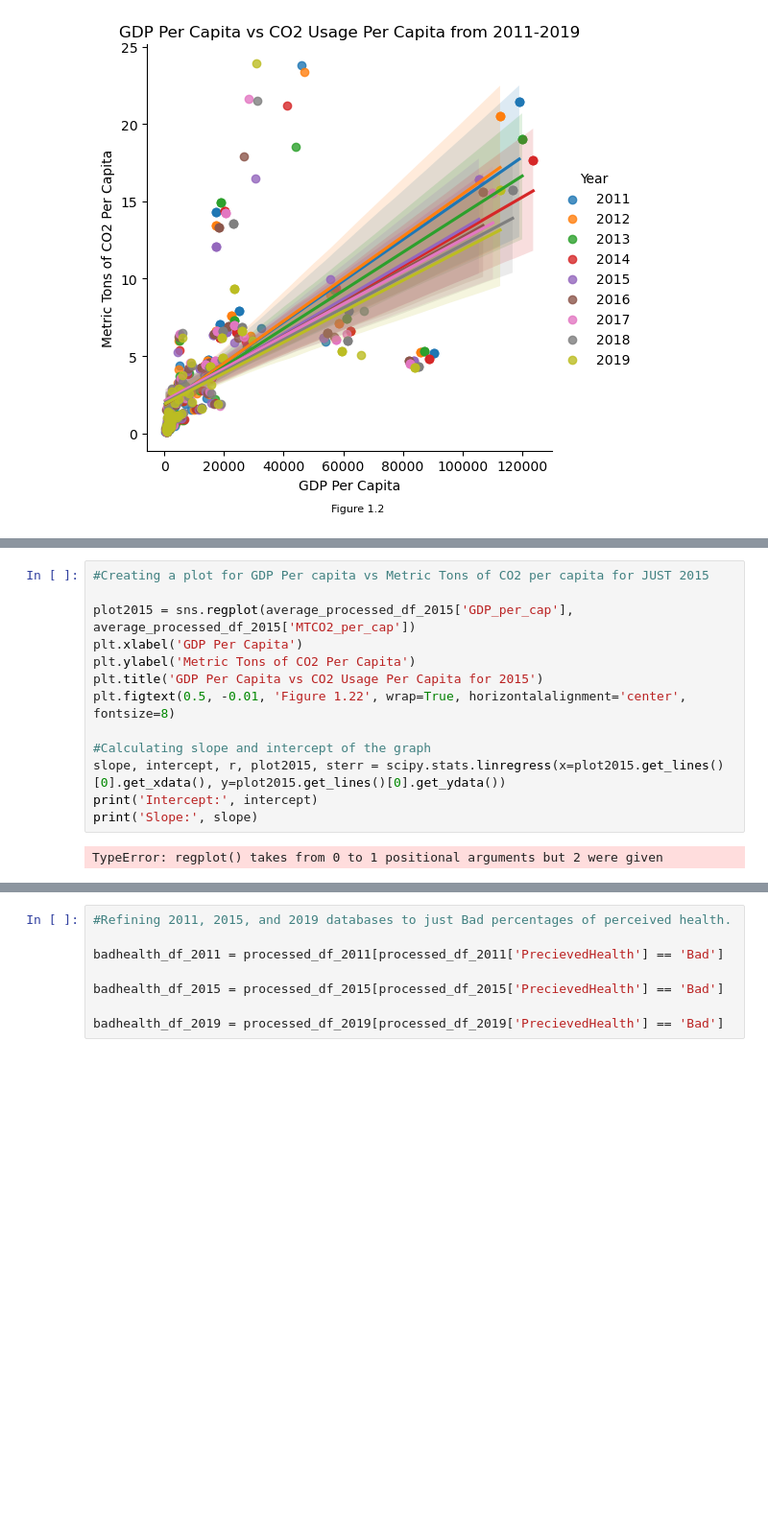
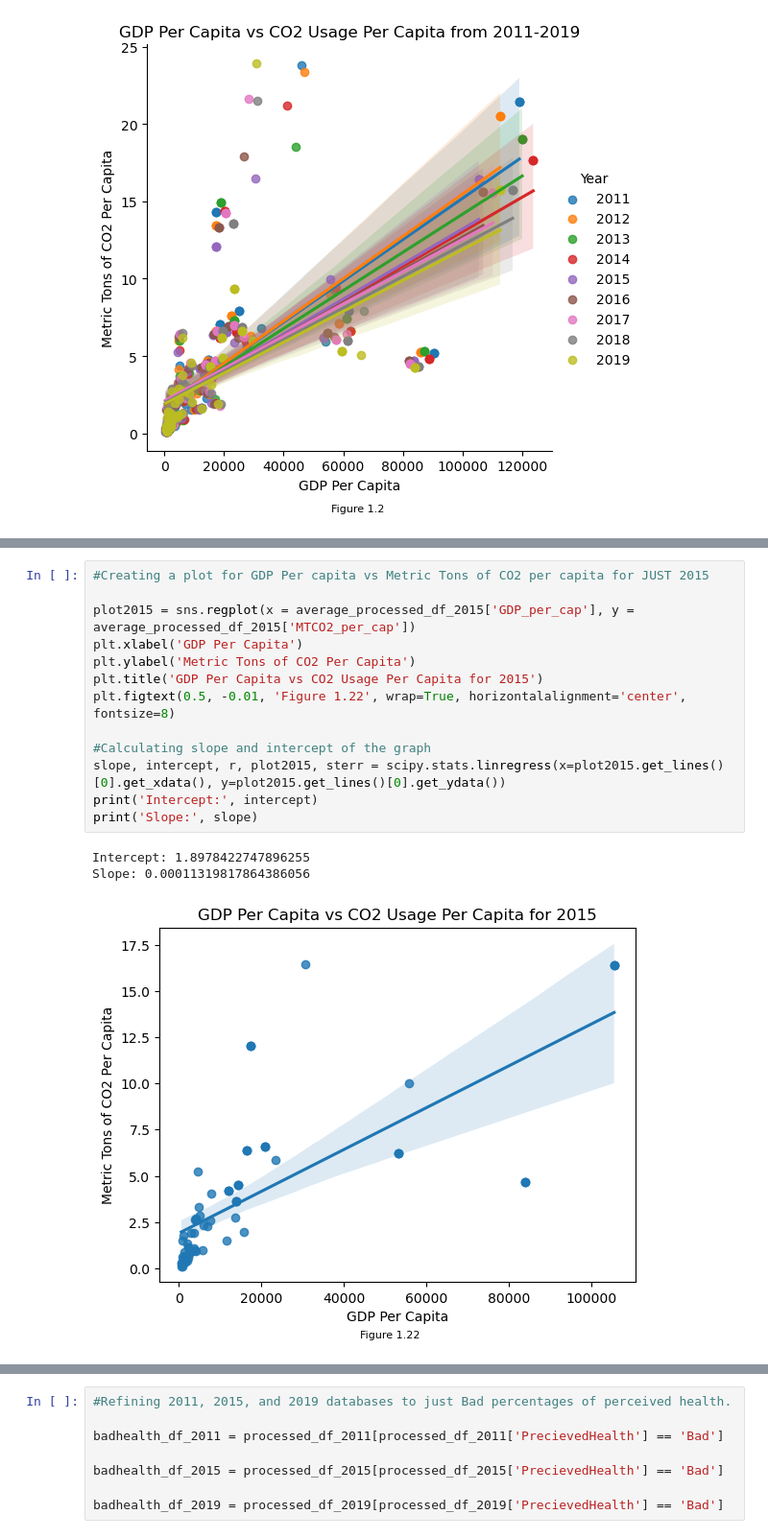
Before and after one commit to AtWillB/INST447-Final, a Jupyter notebook: analysis.ipynb, the cells around one changed output, grey strips where cells are left out. Shown: that part at 96% size. Cells and saved outputs as stored; diff of their text form; blank space fills up the shorter version.

```diff
--- a/analysis.ipynb
+++ b/analysis.ipynb
@@ -142,18 +144,20 @@ TypeError: regplot() takes from 0 to 1 positional arguments but 2 were given
 # %%
 #Creating a plot for GDP Per capita vs Metric Tons of CO2 per capita for JUST 2015
 
-plot2015 = sns.regplot(average_processed_df_2015['GDP_per_cap'], average_processed_df_2015['MTCO2_per_cap'])
+plot2015 = sns.regplot(x = average_processed_df_2015['GDP_per_cap'], y = average_processed_df_2015['MTCO2_per_cap'])
 plt.xlabel('GDP Per Capita')
 plt.ylabel('Metric Tons of CO2 Per Capita')
 plt.title('GDP Per Capita vs CO2 Usage Per Capita for 2015')
 plt.figtext(0.5, -0.01, 'Figure 1.22', wrap=True, horizontalalignment='center', fontsize=8)
 
 #Calculating slope and intercept of the graph
 slope, intercept, r, plot2015, sterr = scipy.stats.linregress(x=plot2015.get_lines()[0].get_xdata(), y=plot2015.get_lines()[0].get_ydata())
 print('Intercept:', intercept)
 print('Slope:', slope)
 # %% [output]
-TypeError: regplot() takes from 0 to 1 positional arguments but 2 were given
+Intercept: 1.8978422747896255
+Slope: 0.00011319817864386056
+[figure, added]
 # %%
 #Creating a plot for GDP Per capita vs Metric Tons of CO2 per capita for JUST 2015
 
```
Also changed, not shown: parts of 6 cells of this notebook.
